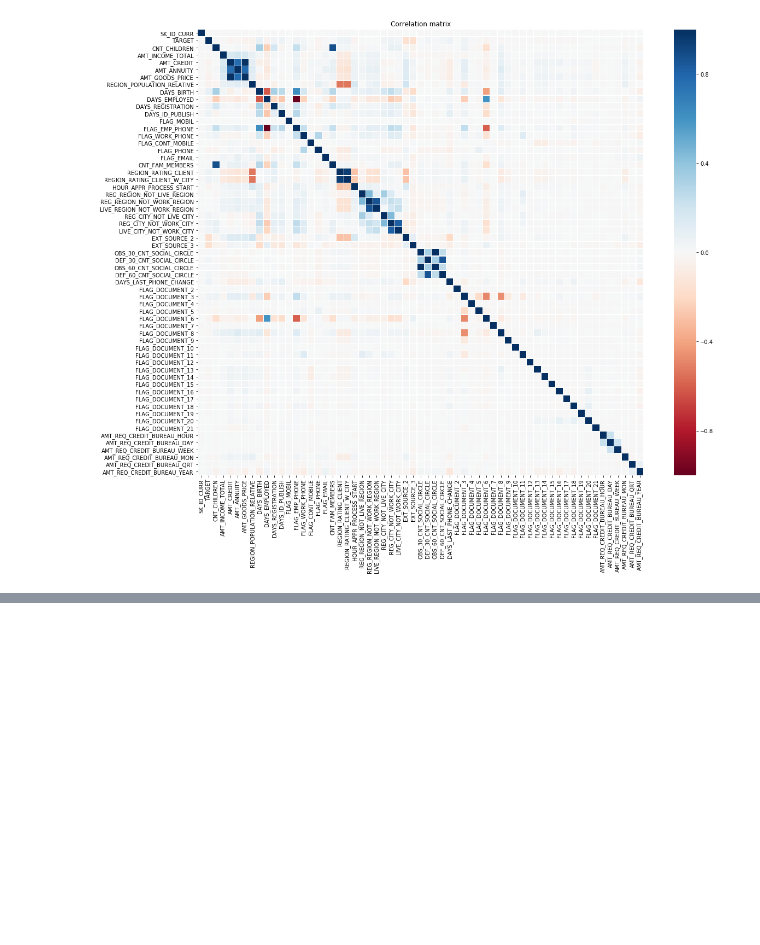
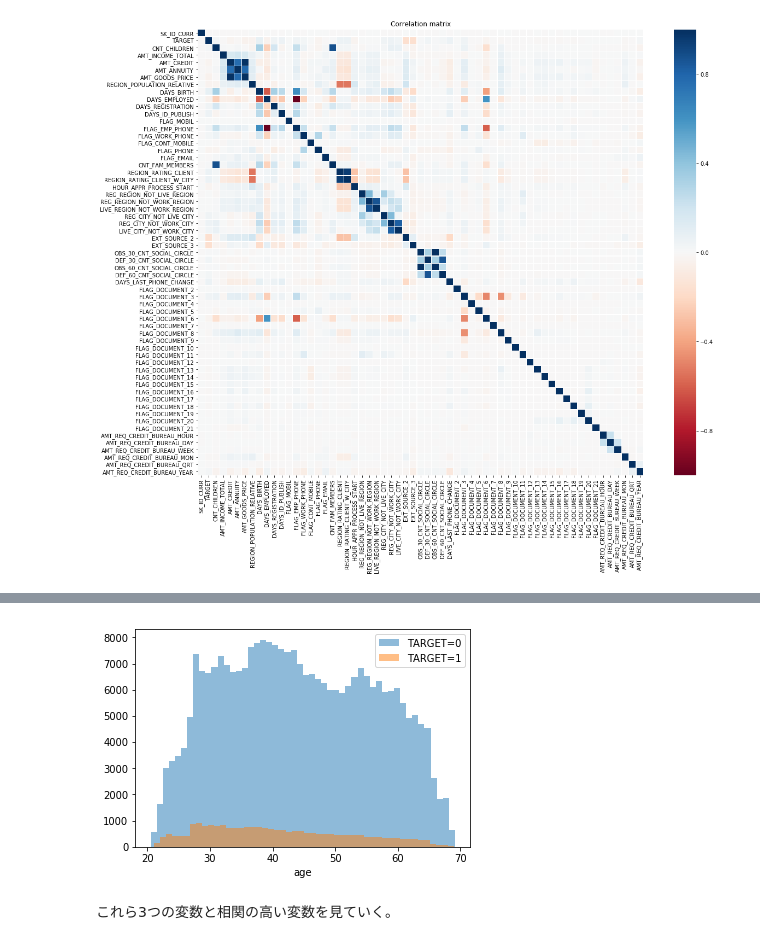
Before and after one commit to ryuu09-hub/diveintocode-ml2, a Jupyter notebook: Week03/Week03_Task1.ipynb, the cells around one changed output, grey strips where cells are left out. Cells and saved outputs as stored; diff of their text form; code cells hidden in the pictures; blank space fills up the shorter version.

```diff
--- a/Week03/Week03_Task1.ipynb
+++ b/Week03/Week03_Task1.ipynb
@@ -277,0 +307,12 @@ plt.show()
+# %%
+#DAYS_BIRTHを−３６５で割りと年齢の分布を確認
+DAYS_BIRTH=train["DAYS_BIRTH"]/(-365)
+plt.hist(train.iloc[:][train.TARGET == 0]["DAYS_BIRTH"]/(-365),bins=50,alpha=0.5, label="TARGET=0")
+plt.hist(train.iloc[:][train.TARGET == 1]["DAYS_BIRTH"]/(-365),bins=50,alpha=0.5, label="TARGET=1")
+plt.xlabel("age")
+plt.legend()
+plt.show()
+# %% [output]
+[figure, added]
+# %% [markdown]
+これら3つの変数と相関の高い変数を見ていく。
```
Also changed, not shown: parts of 45 cells of this notebook.
